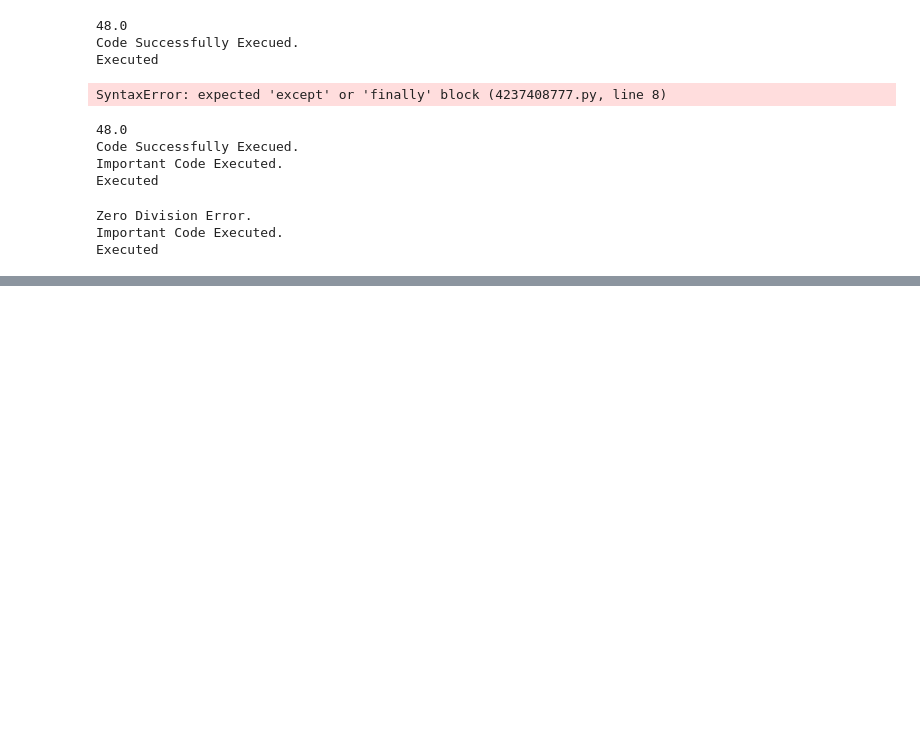
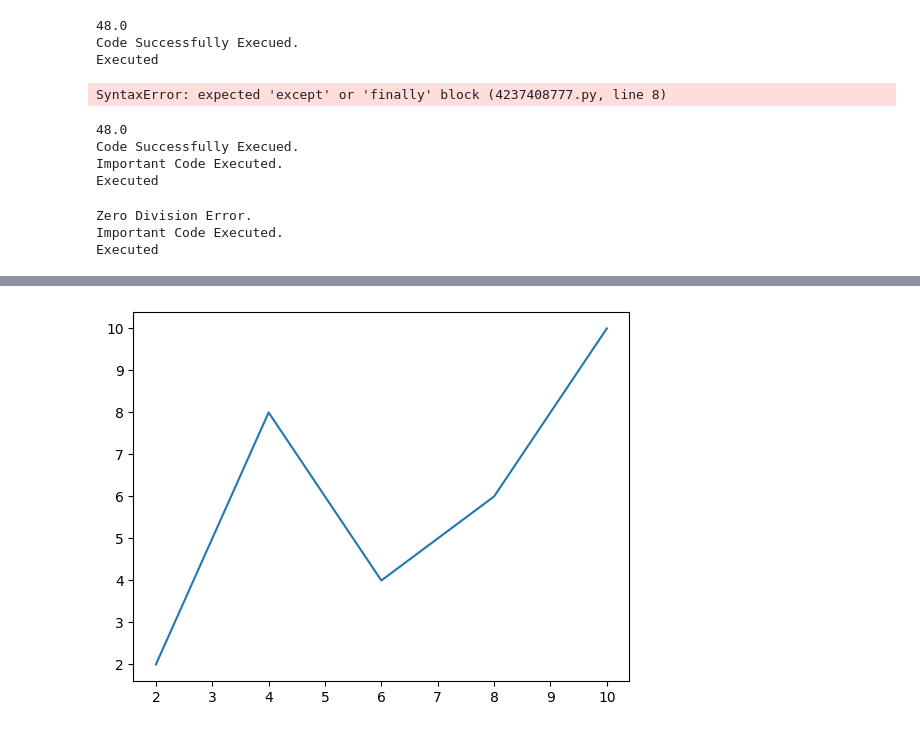
Before and after one commit to PratikRameshMajage/Python, a Jupyter notebook: Code_Practice.ipynb, the cells around one changed output, grey strips where cells are left out. Cells and saved outputs as stored; diff of their text form; code cells hidden in the pictures; blank space fills up the shorter version.

Commit message:
V25.02.12 Matplotlib.pyplot Codes

```diff
--- a/Code_Practice.ipynb
+++ b/Code_Practice.ipynb
@@ -3754,0 +3776,9 @@ Executed
+# %%
+import matplotlib.pyplot as pt
+import numpy as np
+x = np.array([2,4,6,8,10])
+y = np.array([2,8,4,6,10])
+pt.plot(x,y)
+pt.show()
+# %% [output]
+[figure, added]
```
Also changed, not shown: parts of 73 cells of this notebook.
